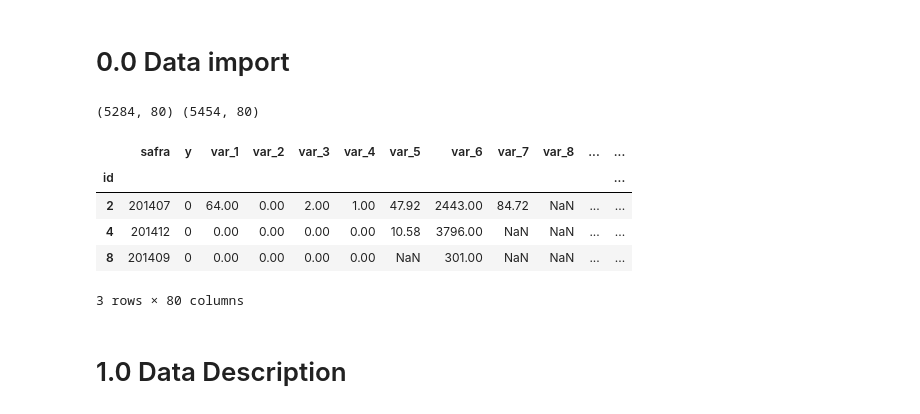
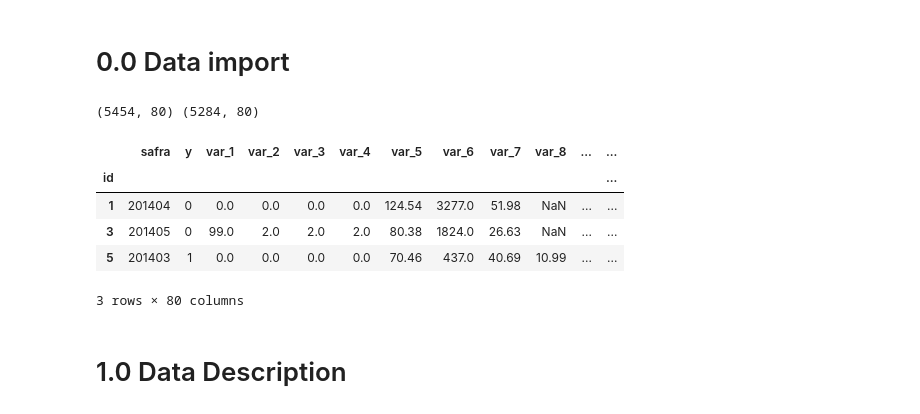
Before and after one commit to ViniciusKos/picpay_case, a Jupyter notebook: notebooks/credit_scoring_circle 2.ipynb, the cells around one changed output. Drawn from its saved outputs; the diff is of its cells as text; code cells hidden in the pictures.

```diff
--- a/notebooks/credit_scoring_circle 2.ipynb
+++ b/notebooks/credit_scoring_circle 2.ipynb
@@ -12,17 +14,17 @@ from sklearn.preprocessing import MinMaxScaler, StandardScaler, RobustScaler
 # %%
 df0 = pd.read_csv("../data/base_modelo.csv", index_col="id")
 df0.columns = df0.columns.str.lower()
-test = df0[df0['safra']<=201406]
-df0 = df0[df0['safra']>=201407]
+test = df0[df0['safra']>=201407]
+df0 = df0[df0['safra']<=201406]
 print( df0.shape, test.shape )
 df0.head(3)
 # %% [output]
-(5284, 80) (5454, 80)
+(5454, 80) (5284, 80)
 |  | safra | y | var_1 | var_2 | var_3 | var_4 | var_5 | var_6 | var_7 | var_8 | ... | ... |
 | id |  |  |  |  |  |  |  |  |  |  |  | ... |
-| 2 | 201407 | 0 | 64.00 | 0.00 | 2.00 | 1.00 | 47.92 | 2443.00 | 84.72 | NaN | ... | ... |
-| 4 | 201412 | 0 | 0.00 | 0.00 | 0.00 | 0.00 | 10.58 | 3796.00 | NaN | NaN | ... | ... |
-| 8 | 201409 | 0 | 0.00 | 0.00 | 0.00 | 0.00 | NaN | 301.00 | NaN | NaN | ... | ... |
+| 1 | 201404 | 0 | 0.0 | 0.0 | 0.0 | 0.0 | 124.54 | 3277.0 | 51.98 | NaN | ... | ... |
+| 3 | 201405 | 0 | 99.0 | 2.0 | 2.0 | 2.0 | 80.38 | 1824.0 | 26.63 | NaN | ... | ... |
+| 5 | 201403 | 1 | 0.0 | 0.0 | 0.0 | 0.0 | 70.46 | 437.0 | 40.69 | 10.99 | ... | ... |
 3 rows × 80 columns
 # %% [markdown]
 # 1.0 Data Description
```
Also changed, not shown: parts of 12 cells of this notebook, 1 other file.
